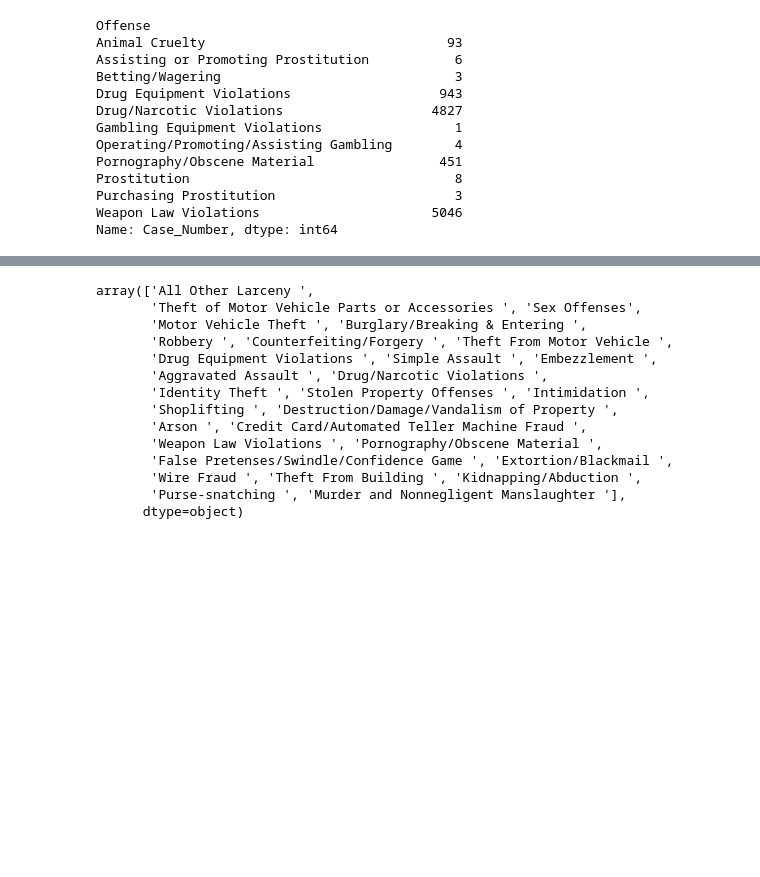
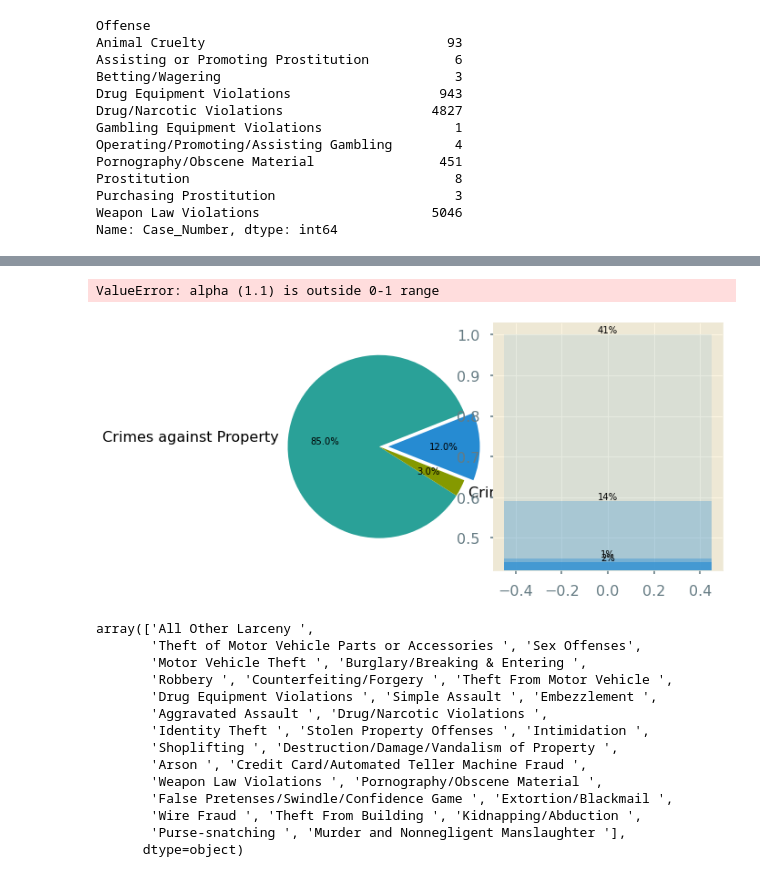
Before and after one commit to chrisolwell/MPLSCrime, a Jupyter notebook: mplsCrime.ipynb, the cells around one changed output, grey strips where cells are left out. Drawn from its saved outputs; the diff is of its cells as text; code cells hidden in the pictures; blank space fills up the shorter version.

Commit message:
worked to create an exploding bar chart. Getting there, but not ready for prime time yet.

```diff
--- a/mplsCrime.ipynb
+++ b/mplsCrime.ipynb
@@ -533,3 +536,63 @@ standish_df
+# %%
+# make figure and assign axis objects
+fig, (ax1, ax2) = plt.subplots(1, 2, figsize=(9, 5))
+fig.subplots_adjust(wspace=0)
+
+# pie chart parameters
+overall_ratios = [.12, .85, .03]
+title="Crime in Standish"
+labels = ['', 'Crimes against Property', 'Crimes against Society']
+explode = [0.1, 0, 0]
+# rotate so that first wedge is split by the x-axis
+angle = -180 * overall_ratios[0]
+wedges, *_ = ax1.pie(overall_ratios, autopct='%1.1f%%', startangle=angle,
+                     labels=labels, explode=explode)
+
+# bar chart parameters
+age_ratios = [.20, .22, .02, .01, .14, .41]
+age_labels = ['Agg. Assault', 'Intimidation', 'Kiddnapping', 'Murder/Homicide', "Sex Offense", "Simple Assault"]
+bottom = 1
+width = .9
+# Adding from the top matches the legend.
+for j, (height, label) in enumerate(reversed([*zip(age_ratios, age_labels)])):
+    bottom -= height
+    bc = ax2.bar(0, height, width, bottom=bottom, color='C0', label=label,
+                 alpha=0.1 + 0.25 * j)
+    ax2.bar_label(bc, labels=[f"{height:.0%}"], label_type='edge')
+
+ax2.set_title('Crimes against People')
+ax2.legend()
+ax2.axis('off')
+ax2.set_xlim(- 2.5 * width, 2.5 * width)
+
+# use ConnectionPatch to draw lines between the two plots
+theta1, theta2 = wedges[0].theta1, wedges[0].theta2
+center, r = wedges[0].center, wedges[0].r
+bar_height = sum(age_ratios)
+
+# draw top connecting line
+x = r * np.cos(np.pi / 180 * theta2) + center[0]
+y = r * np.sin(np.pi / 180 * theta2) + center[1]
+con = ConnectionPatch(xyA=(-width / 2, bar_height), coordsA=ax2.transData,
+                      xyB=(x, y), coordsB=ax1.transData)
+con.set_color([0, 0, 0])
+con.set_linewidth(1)
+ax2.add_artist(con)
+
+# draw bottom connecting line
+x = r * np.cos(np.pi / 180 * theta1) + center[0]
+y = r * np.sin(np.pi / 180 * theta1) + center[1]
+con = ConnectionPatch(xyA=(-width / 2, 0), coordsA=ax2.transData,
+                      xyB=(x, y), coordsB=ax1.transData)
+con.set_color([0, 0, 0])
+ax2.add_artist(con)
+con.set_linewidth(1)
+
+plt.savefig("exploding_crime_standish.png")
+plt.show()
+# %% [output]
+ValueError: alpha (1.1) is outside 0-1 range
+[figure, added]
 # %%
 standish_df.Offense.unique()
 # %% [output]
```
Also changed, not shown: parts of 5 cells of this notebook.
